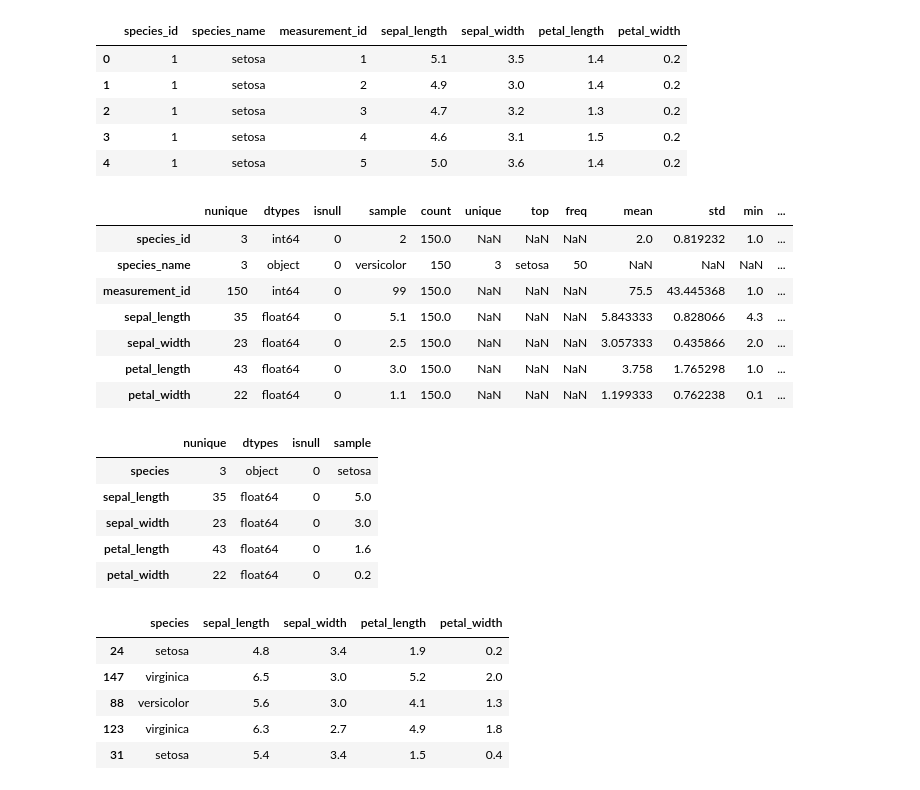
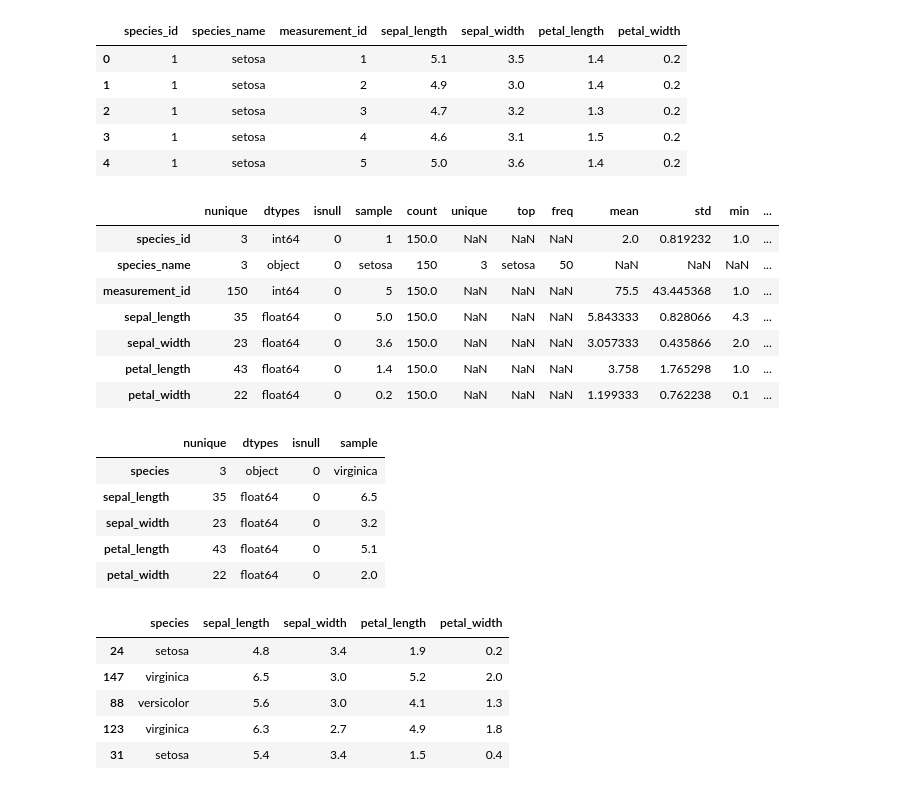
Before and after one commit to Michael-Nelson361/classification-exercises, a Jupyter notebook: explore.ipynb, the cells around one changed output. Cells and saved outputs as stored; diff of their text form; code cells hidden in the pictures.

```diff
--- a/explore.ipynb
+++ b/explore.ipynb
@@ -44,28 +40,28 @@ iris.head()
 | 3 | 1 | setosa | 4 | 4.6 | 3.1 | 1.5 | 0.2 |
 | 4 | 1 | setosa | 5 | 5.0 | 3.6 | 1.4 | 0.2 |
 # %%
-env.df_info(iris,include=True)
+acquire.df_info(iris,include=True)
 # %% [output]
 |  | nunique | dtypes | isnull | sample | count | unique | top | freq | mean | std | min | ... |
-| species_id | 3 | int64 | 0 | 2 | 150.0 | NaN | NaN | NaN | 2.0 | 0.819232 | 1.0 | ... |
-| species_name | 3 | object | 0 | versicolor | 150 | 3 | setosa | 50 | NaN | NaN | NaN | ... |
-| measurement_id | 150 | int64 | 0 | 99 | 150.0 | NaN | NaN | NaN | 75.5 | 43.445368 | 1.0 | ... |
-| sepal_length | 35 | float64 | 0 | 5.1 | 150.0 | NaN | NaN | NaN | 5.843333 | 0.828066 | 4.3 | ... |
-| sepal_width | 23 | float64 | 0 | 2.5 | 150.0 | NaN | NaN | NaN | 3.057333 | 0.435866 | 2.0 | ... |
-| petal_length | 43 | float64 | 0 | 3.0 | 150.0 | NaN | NaN | NaN | 3.758 | 1.765298 | 1.0 | ... |
-| petal_width | 22 | float64 | 0 | 1.1 | 150.0 | NaN | NaN | NaN | 1.199333 | 0.762238 | 0.1 | ... |
+| species_id | 3 | int64 | 0 | 1 | 150.0 | NaN | NaN | NaN | 2.0 | 0.819232 | 1.0 | ... |
+| species_name | 3 | object | 0 | setosa | 150 | 3 | setosa | 50 | NaN | NaN | NaN | ... |
+| measurement_id | 150 | int64 | 0 | 5 | 150.0 | NaN | NaN | NaN | 75.5 | 43.445368 | 1.0 | ... |
+| sepal_length | 35 | float64 | 0 | 5.0 | 150.0 | NaN | NaN | NaN | 5.843333 | 0.828066 | 4.3 | ... |
+| sepal_width | 23 | float64 | 0 | 3.6 | 150.0 | NaN | NaN | NaN | 3.057333 | 0.435866 | 2.0 | ... |
+| petal_length | 43 | float64 | 0 | 1.4 | 150.0 | NaN | NaN | NaN | 3.758 | 1.765298 | 1.0 | ... |
+| petal_width | 22 | float64 | 0 | 0.2 | 150.0 | NaN | NaN | NaN | 1.199333 | 0.762238 | 0.1 | ... |
 # %%
 # clean up data
 iris = prepare.prep_iris(iris)
 # %%
-env.df_info(iris)
+acquire.df_info(iris)
 # %% [output]
 |  | nunique | dtypes | isnull | sample |
-| species | 3 | object | 0 | setosa |
-| sepal_length | 35 | float64 | 0 | 5.0 |
-| sepal_width | 23 | float64 | 0 | 3.0 |
-| petal_length | 43 | float64 | 0 | 1.6 |
-| petal_width | 22 | float64 | 0 | 0.2 |
+| species | 3 | object | 0 | virginica |
+| sepal_length | 35 | float64 | 0 | 6.5 |
+| sepal_width | 23 | float64 | 0 | 3.2 |
+| petal_length | 43 | float64 | 0 | 5.1 |
+| petal_width | 22 | float64 | 0 | 2.0 |
 # %%
 train_iris,validate_iris,test_iris = prepare.split_df(iris,'species')
 # %%
```
Also changed, not shown: parts of 5 cells of this notebook, 1 other file.
